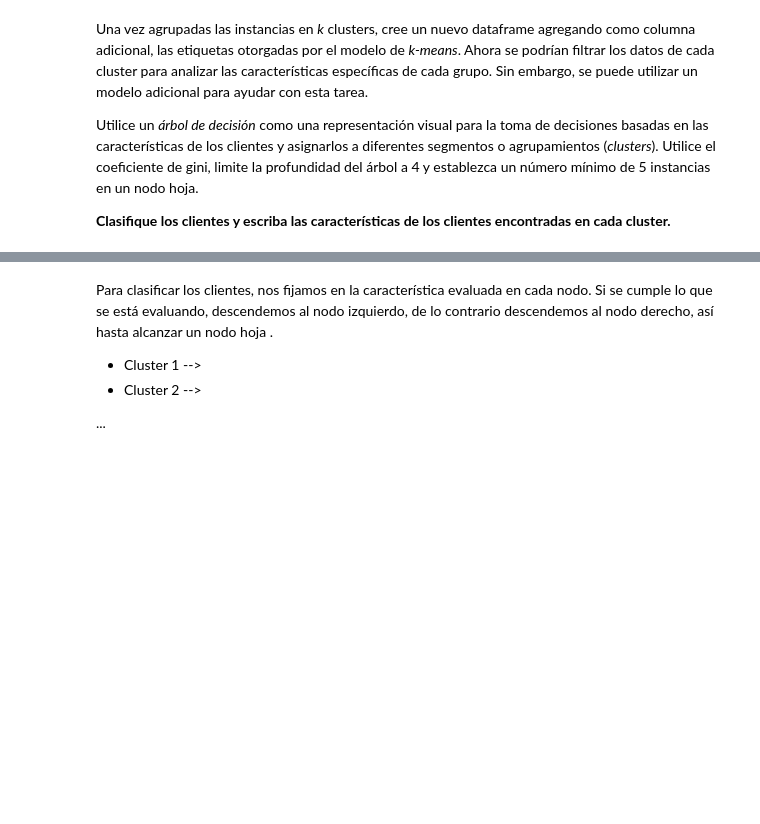
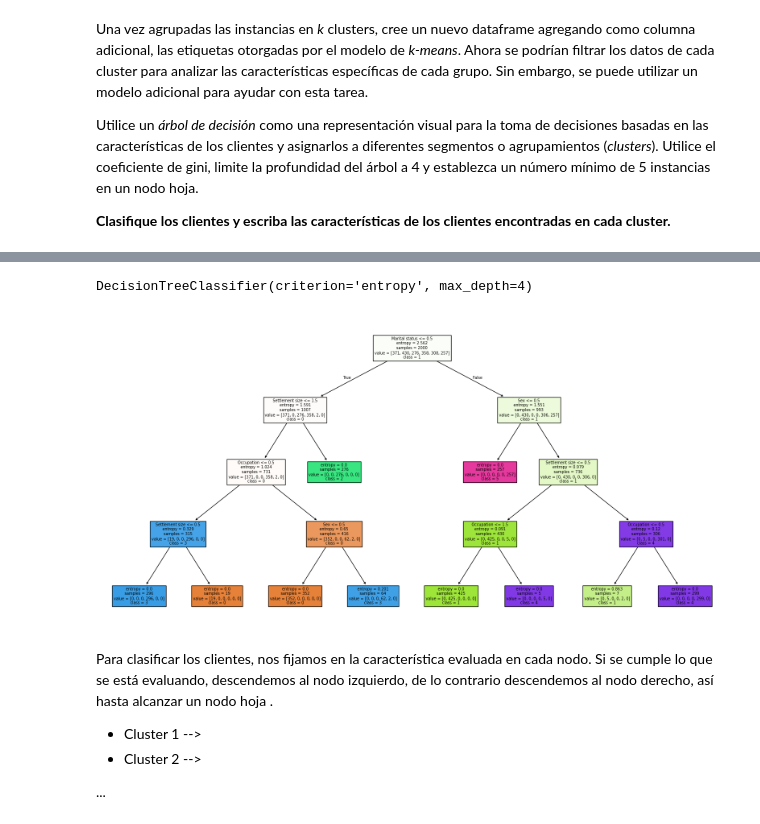
Before and after one commit to axelescalante0/Aprendizaje-Maquinal, a Jupyter notebook: Scrips/Clustering/Segmentacion_de_clientes.ipynb, the cells around one changed output, grey strips where cells are left out. Cells and saved outputs as stored; diff of their text form; code cells hidden in the pictures; blank space fills up the shorter version.

Commit message:
Clustering: Se aplica Arbol de Decisión. Revisar si hay que codificar las variables categoricas, ademas de completar las caracteristicas evaluadas en cada nodo

```diff
--- a/Scrips/Clustering/Segmentacion_de_clientes.ipynb
+++ b/Scrips/Clustering/Segmentacion_de_clientes.ipynb
@@ -174,3 +175,9 @@ Ahora se podrían filtrar los datos de cada cluster para analizar las caracterí
 Utilice un *árbol de decisión* como una representación visual para la toma de decisiones basadas en las características de los clientes y asignarlos a diferentes segmentos o agrupamientos (*clusters*). Utilice el coeficiente de gini, limite la profundidad del árbol a 4 y establezca un número mínimo de 5 instancias en un nodo hoja.
 
 **Clasifique los clientes y escriba las características de los clientes encontradas en cada cluster.**
+# %%
+#Creamos un df con los datos etiquetados con el valor optimo de k encontrado
+kmeans = KMeans(n_clusters=6, random_state=0)
+kmeans.fit(X)
+customer['cluster'] = kmeans.labels_
+customer.head()
@@ -177,3 +191,18 @@ Utilice un *árbol de decisión* como una representación visual para la toma de
+# %%
+X = customer.drop('cluster', axis=1)
+y = customer['cluster']
+
+tree = DecisionTreeClassifier(criterion='entropy', max_depth=4)
+tree.fit(X, y)
+# %% [output]
+DecisionTreeClassifier(criterion='entropy', max_depth=4)
+# %%
+# Utilice un *árbol de decisión* como una representación visual para la toma de decisiones basadas en las características de los clientes y asignarlos a diferentes segmentos o agrupamientos (*clusters*). Utilice el coeficiente de gini, limite la profundidad del árbol a 4 y establezca un número mínimo de 5 instancias en un nodo hoja.
+plt.figure(figsize=(20, 10))
+plot_tree(tree, filled=True, feature_names=customer.columns, class_names=['0', '1', '2', '3', '4', '5'])
+plt.show()
+# %% [output]
+[figure, added]
 # %% [markdown]
 Para clasificar los clientes, nos fijamos en la característica evaluada en cada nodo. Si se cumple lo que se está evaluando, descendemos al nodo izquierdo, de lo contrario descendemos al nodo derecho, así hasta alcanzar un nodo hoja .
 
```
Also changed, not shown: parts of 2 cells of this notebook.
